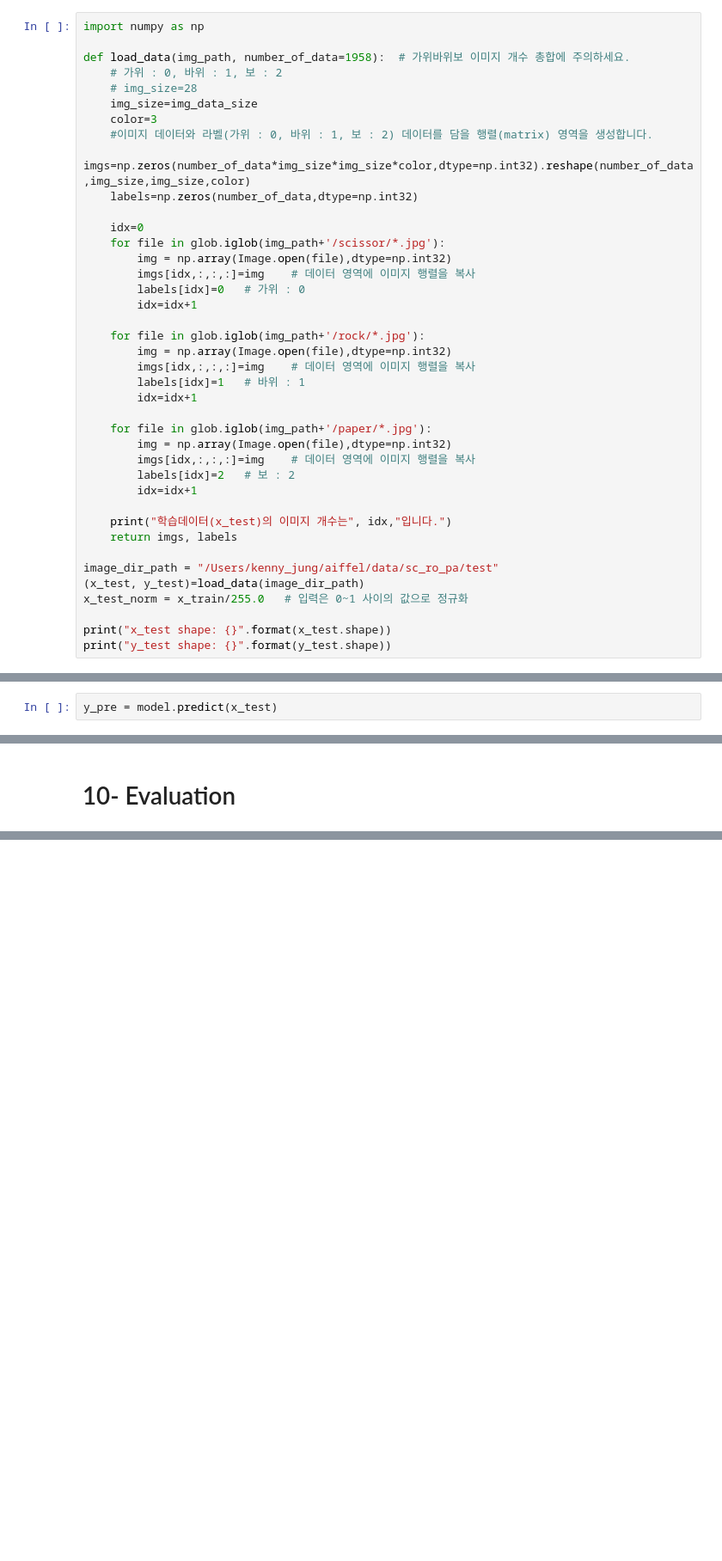
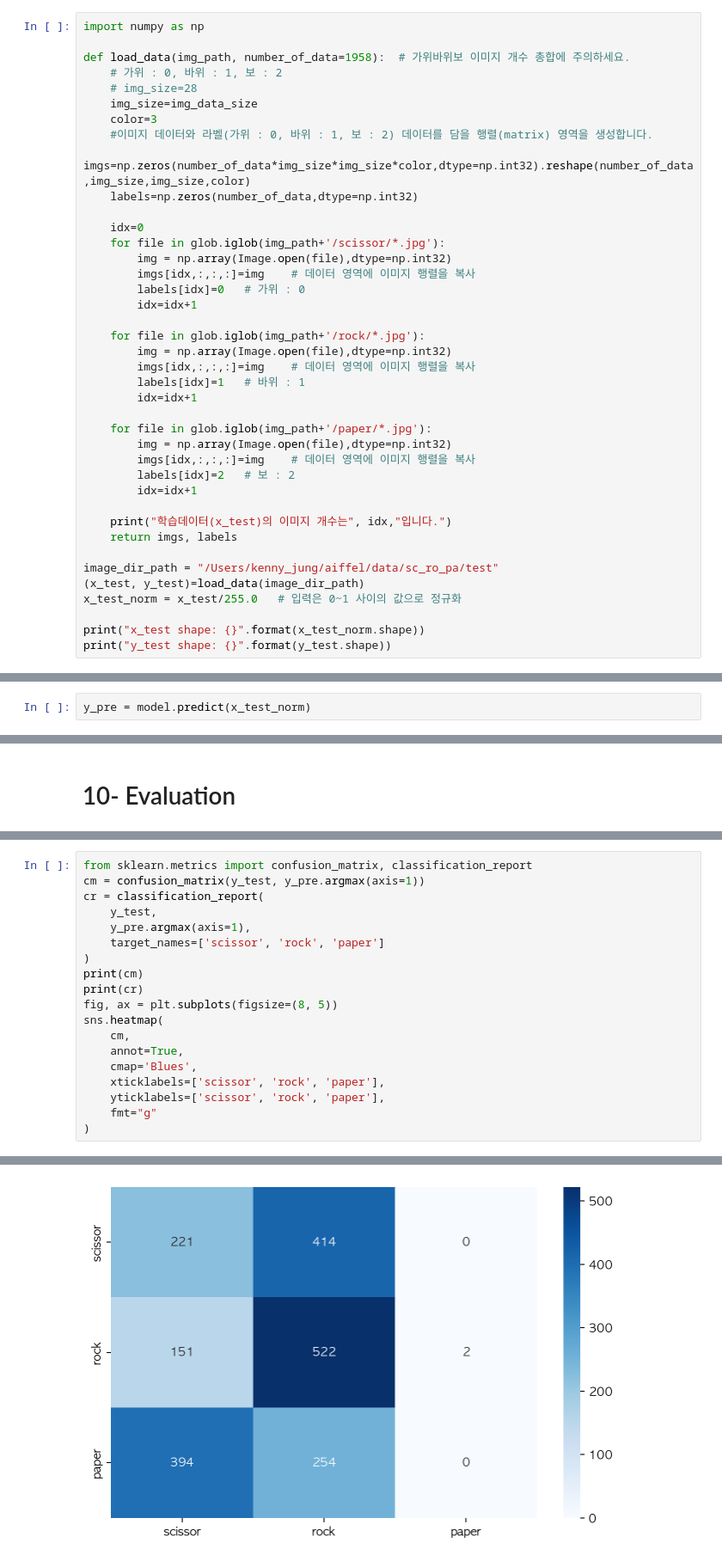
Before and after one commit to gyjong/aiffel_campus, a Jupyter notebook: quest_0306/0306_srp.ipynb, the cells around one changed output, grey strips where cells are left out. Shown at 86% size. Drawn from its saved outputs; the diff is of its cells as text; blank space fills up the shorter version.

```diff
--- a/quest_0306/0306_srp.ipynb
+++ b/quest_0306/0306_srp.ipynb
@@ -475,9 +553,9 @@ def load_data(img_path, number_of_data=1958):  # 가위바위보 이미지 개
 
 image_dir_path = "/Users/kenny_jung/aiffel/data/sc_ro_pa/test"
 (x_test, y_test)=load_data(image_dir_path)
-x_test_norm = x_train/255.0   # 입력은 0~1 사이의 값으로 정규화
+x_test_norm = x_test/255.0   # 입력은 0~1 사이의 값으로 정규화
 
-print("x_test shape: {}".format(x_test.shape))
+print("x_test shape: {}".format(x_test_norm.shape))
 print("y_test shape: {}".format(y_test.shape))
 # %% [output]
 학습데이터(x_test)의 이미지 개수는 1958 입니다.
@@ -486,5 +604,5 @@ y_test shape: (1958,)
 # %% [markdown]
 # 9- Prediction with model
 # %%
-y_pre = model.predict(x_test)
+y_pre = model.predict(x_test_norm)
 # %% [output]
@@ -501,0 +620,20 @@ test_accuracy: 0.4525025486946106
+# %%
+from sklearn.metrics import confusion_matrix, classification_report
+cm = confusion_matrix(y_test, y_pre.argmax(axis=1))
+cr = classification_report(
+    y_test,
+    y_pre.argmax(axis=1),
+    target_names=['scissor', 'rock', 'paper']
+)
+print(cm)
+print(cr)
+fig, ax = plt.subplots(figsize=(8, 5))
+sns.heatmap(
+    cm,
+    annot=True,
+    cmap='Blues',
+    xticklabels=['scissor', 'rock', 'paper'],
+    yticklabels=['scissor', 'rock', 'paper'],
+    fmt="g"
+)
+# %% [output]
@@ -501,0 +653 @@ test_accuracy: 0.4525025486946106
+[figure, added]
```
Also changed, not shown: parts of 25 cells of this notebook, 6 other files.
